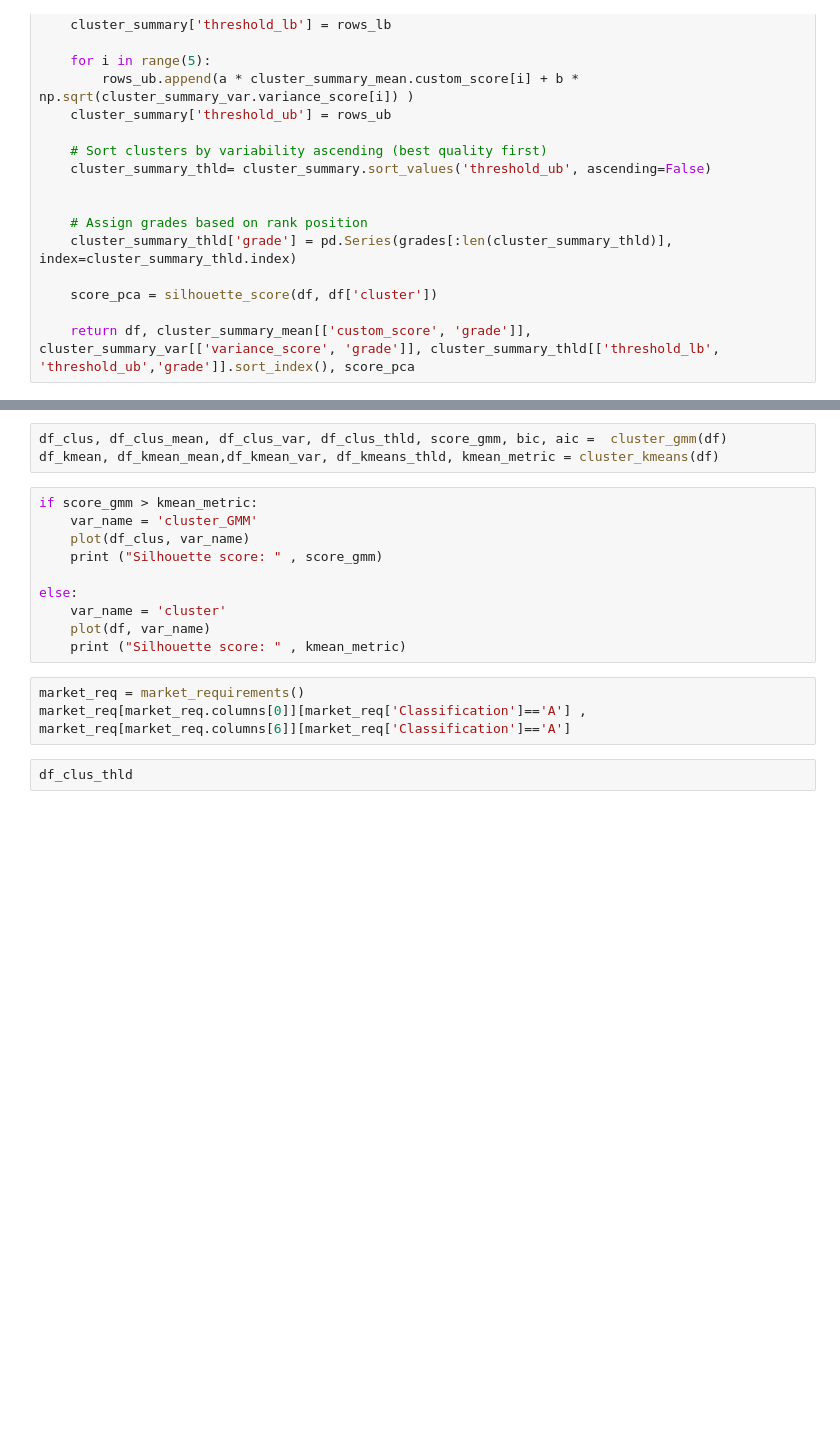
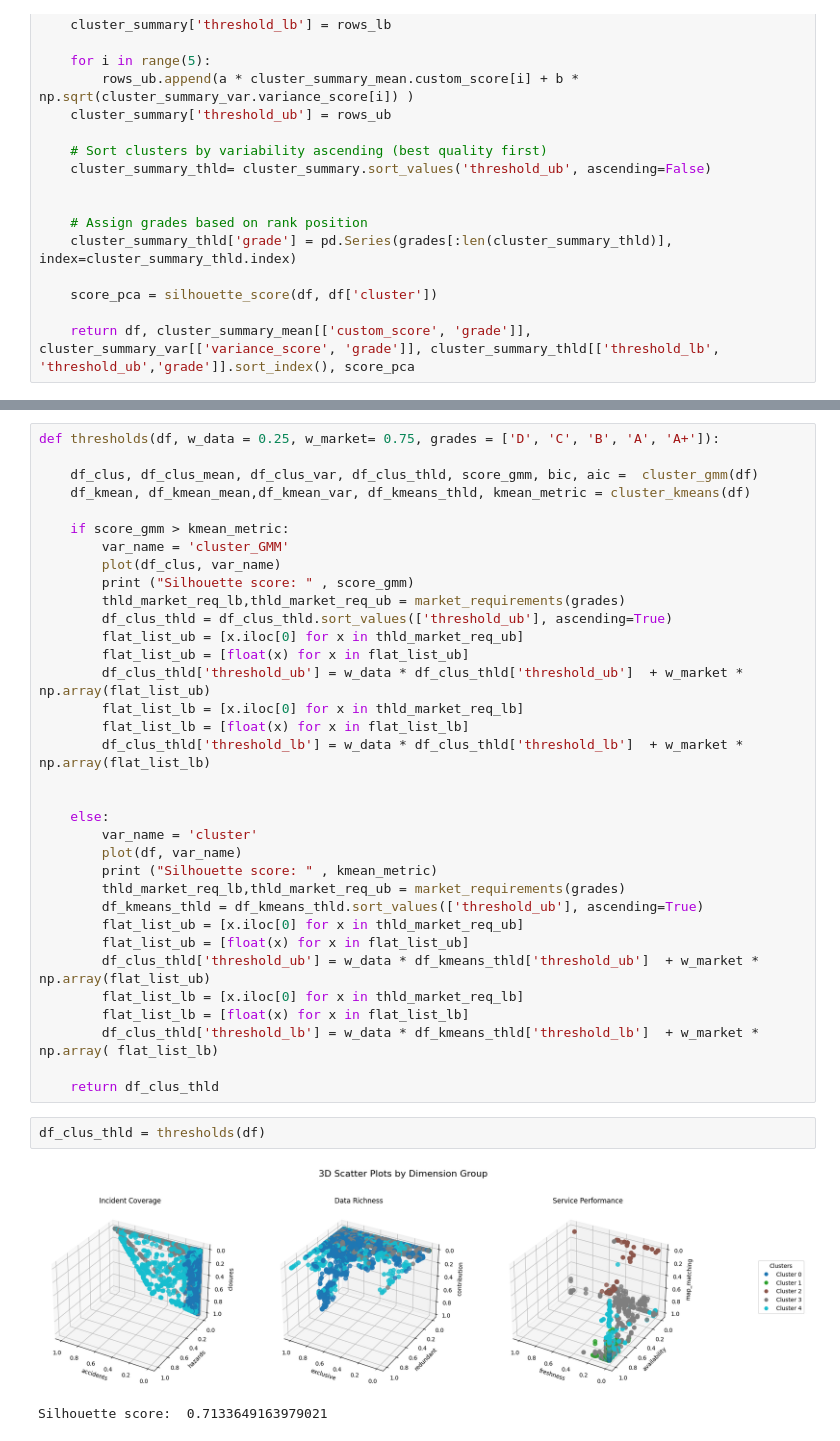
Before and after one commit to ArjanFaber-TomTom/Provider_Classification_System_Development, a Jupyter notebook: Providers_Classification.ipynb, the cells around one changed output, grey strips where cells are left out. Drawn from its saved outputs; the diff is of its cells as text; blank space fills up the shorter version.

```diff
--- a/Providers_Classification.ipynb
+++ b/Providers_Classification.ipynb
@@ -310,18 +349,39 @@ df, corr, df_describe = data_retrieval()
-# %%
-df_clus, df_clus_mean, df_clus_var, df_clus_thld, score_gmm, bic, aic =  cluster_gmm(df)
-df_kmean, df_kmean_mean,df_kmean_var, df_kmeans_thld, kmean_metric = cluster_kmeans(df)
 # %%
-if score_gmm > kmean_metric:
-    var_name = 'cluster_GMM'
-    plot(df_clus, var_name)
-    print ("Silhouette score: " , score_gmm)
+def thresholds(df, w_data = 0.25, w_market= 0.75, grades = ['D', 'C', 'B', 'A', 'A+']):
 
-else:
-    var_name = 'cluster'
-    plot(df, var_name)
-    print ("Silhouette score: " , kmean_metric)
+    df_clus, df_clus_mean, df_clus_var, df_clus_thld, score_gmm, bic, aic =  cluster_gmm(df)
+    df_kmean, df_kmean_mean,df_kmean_var, df_kmeans_thld, kmean_metric = cluster_kmeans(df)
+
+    if score_gmm > kmean_metric:
+        var_name = 'cluster_GMM'
+        plot(df_clus, var_name)
+        print ("Silhouette score: " , score_gmm)
+        thld_market_req_lb,thld_market_req_ub = market_requirements(grades)
+        df_clus_thld = df_clus_thld.sort_values(['threshold_ub'], ascending=True)
+        flat_list_ub = [x.iloc[0] for x in thld_market_req_ub]
+        flat_list_ub = [float(x) for x in flat_list_ub]
+        df_clus_thld['threshold_ub'] = w_data * df_clus_thld['threshold_ub']  + w_market * np.array(flat_list_ub)
+        flat_list_lb = [x.iloc[0] for x in thld_market_req_lb]
+        flat_list_lb = [float(x) for x in flat_list_lb]
+        df_clus_thld['threshold_lb'] = w_data * df_clus_thld['threshold_lb']  + w_market * np.array(flat_list_lb)
+
+
+    else:
+        var_name = 'cluster'
+        plot(df, var_name)
+        print ("Silhouette score: " , kmean_metric)
+        thld_market_req_lb,thld_market_req_ub = market_requirements(grades)
+        df_kmeans_thld = df_kmeans_thld.sort_values(['threshold_ub'], ascending=True)
+        flat_list_ub = [x.iloc[0] for x in thld_market_req_ub]
+        flat_list_ub = [float(x) for x in flat_list_ub]
+        df_clus_thld['threshold_ub'] = w_data * df_kmeans_thld['threshold_ub']  + w_market * np.array(flat_list_ub)
+        flat_list_lb = [x.iloc[0] for x in thld_market_req_lb]
+        flat_list_lb = [float(x) for x in flat_list_lb]
+        df_clus_thld['threshold_lb'] = w_data * df_kmeans_thld['threshold_lb']  + w_market * np.array( flat_list_lb)
+
+    return df_clus_thld
-# %%
-market_req = market_requirements()
-market_req[market_req.columns[0]][market_req['Classification']=='A'] , market_req[market_req.columns[6]][market_req['Classification']=='A']
 # %%
-df_clus_thld
+df_clus_thld = thresholds(df)
+# %% [output]
+[figure, added]
+Silhouette score:  0.7133649163979021
```
Also changed, not shown: parts of 5 cells of this notebook.
